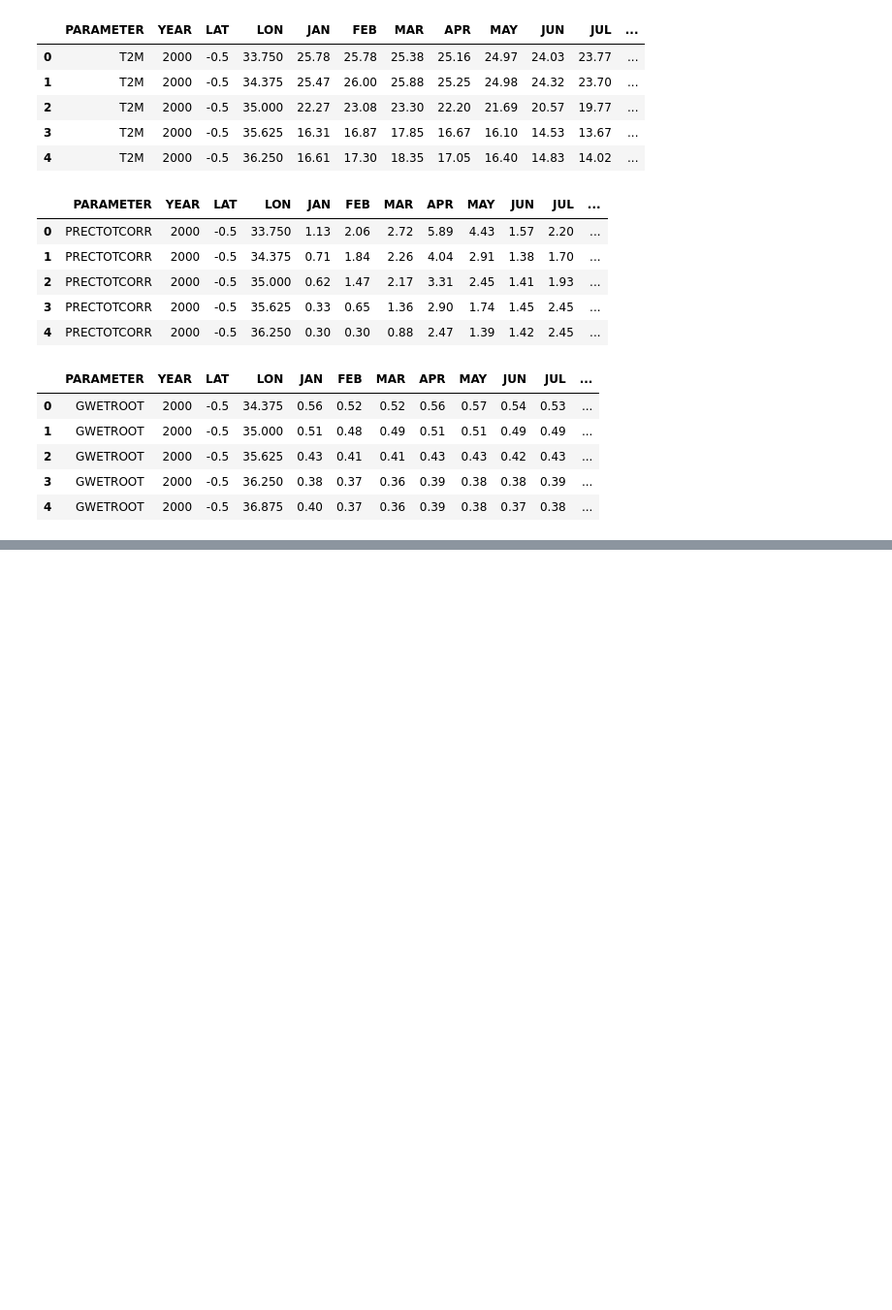
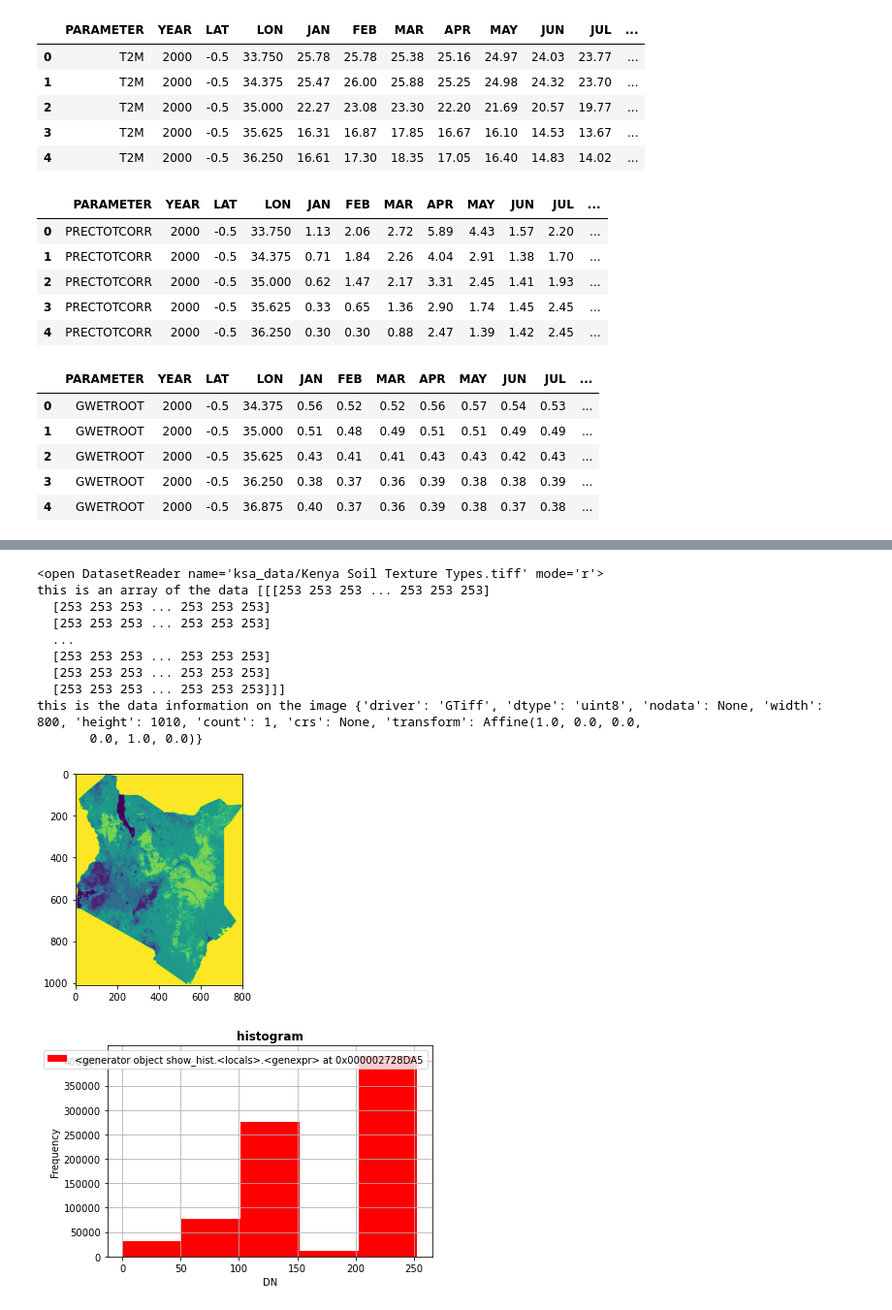
Before and after one commit to CWanderi/capstone_project, a Jupyter notebook: capstone_project.ipynb, the cells around one changed output, grey strips where cells are left out. Shown at 97% size. Cells and saved outputs as stored; diff of their text form; code cells hidden in the pictures; blank space fills up the shorter version.

```diff
--- a/capstone_project.ipynb
+++ b/capstone_project.ipynb
@@ -423,0 +554,15 @@ Soil_Wetness.head()
+# %%
+processing_data("ksa_data/Kenya Soil Texture Types.tiff")
+# %% [output]
+<open DatasetReader name='ksa_data/Kenya Soil Texture Types.tiff' mode='r'>
+this is an array of the data [[[253 253 253 ... 253 253 253]
+  [253 253 253 ... 253 253 253]
+  [253 253 253 ... 253 253 253]
+  ...
+  [253 253 253 ... 253 253 253]
+  [253 253 253 ... 253 253 253]
+  [253 253 253 ... 253 253 253]]]
+this is the data information on the image {'driver': 'GTiff', 'dtype': 'uint8', 'nodata': None, 'width': 800, 'height': 1010, 'count': 1, 'crs': None, 'transform': Affine(1.0, 0.0, 0.0,
+       0.0, 1.0, 0.0)}
+[figure, added]
+[figure, added]
```
Also changed, not shown: parts of 19 cells of this notebook.
